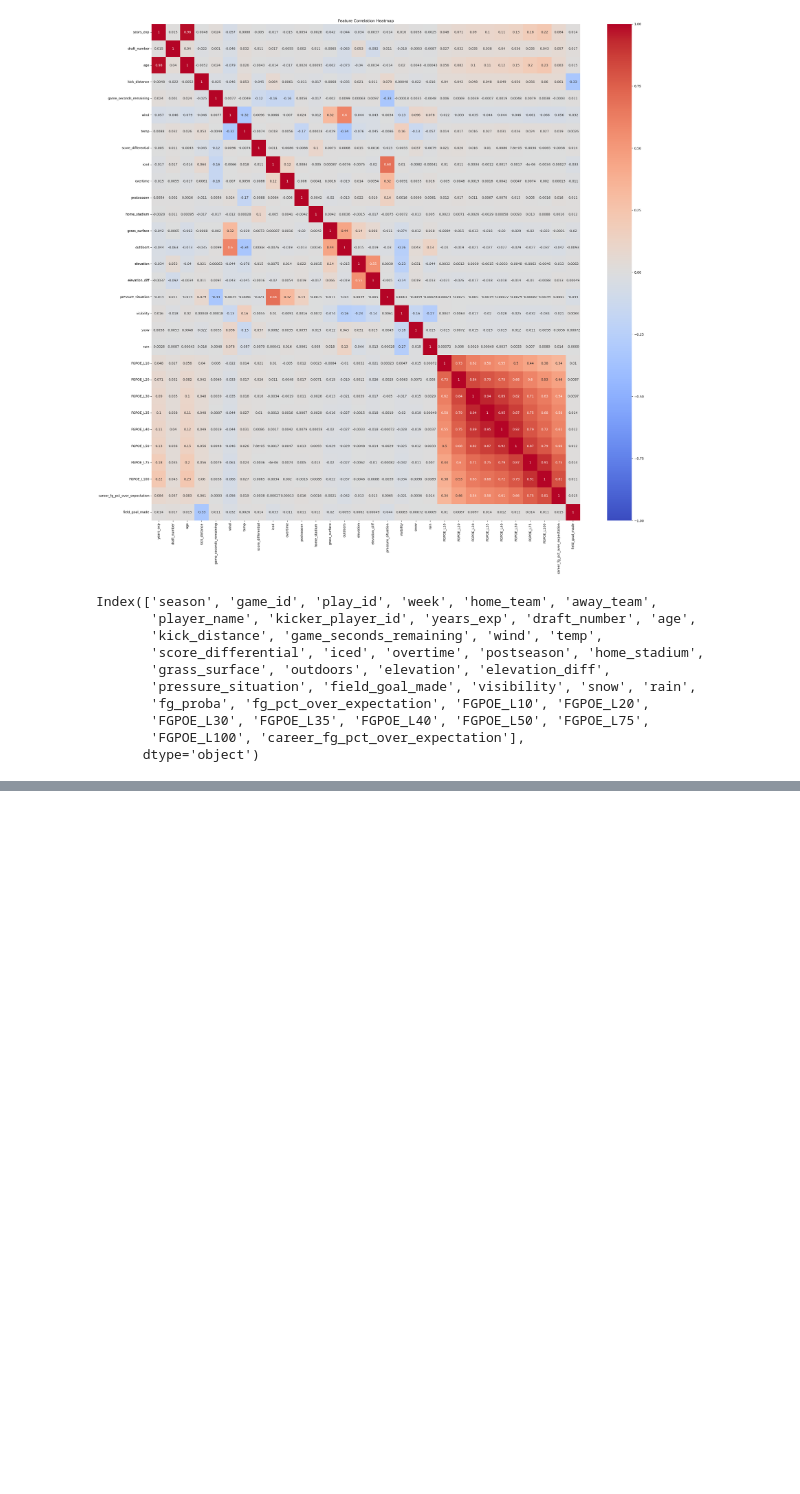
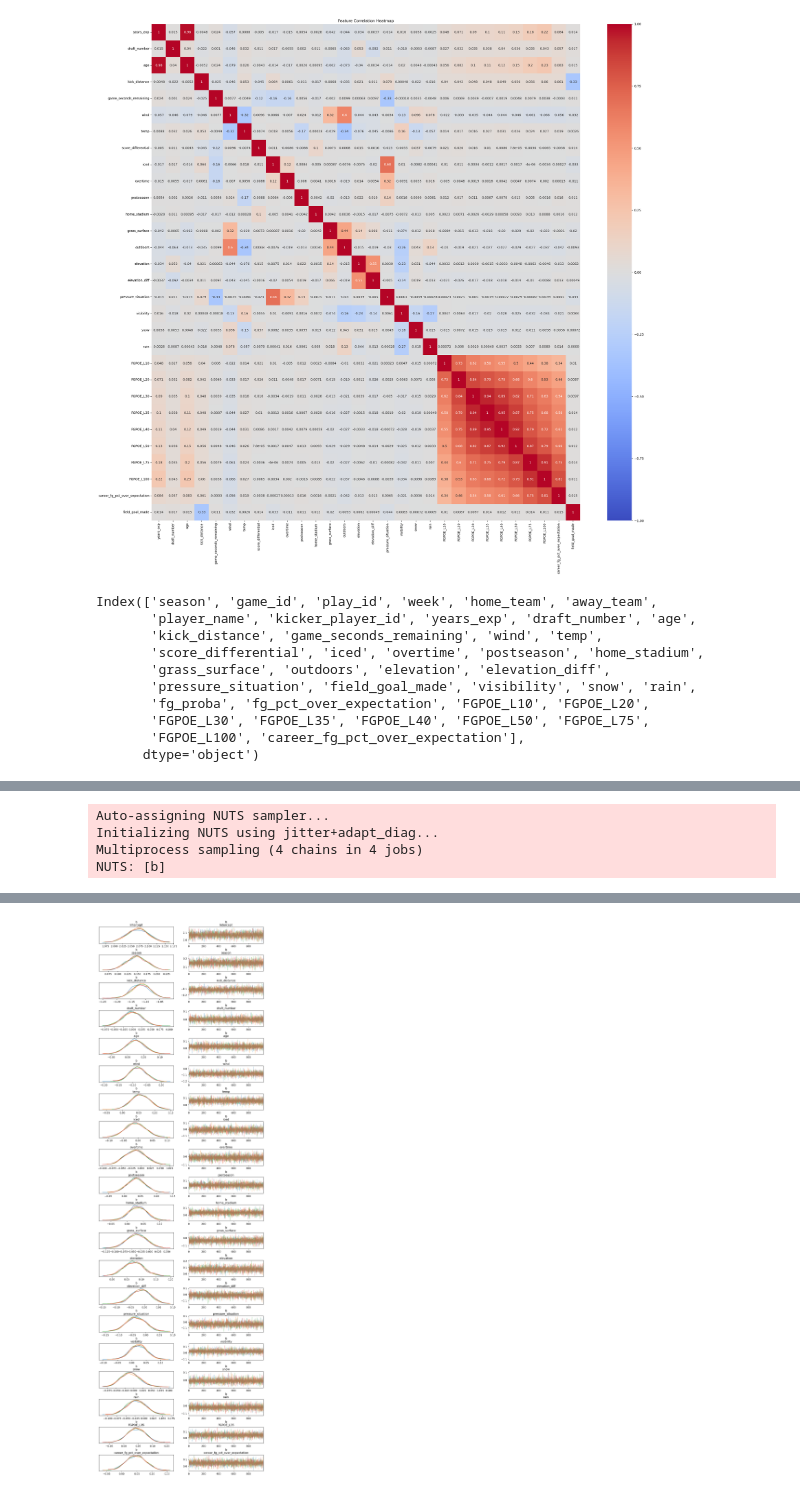
Before and after one commit to lneuendorf/fourth_down_app, a Jupyter notebook: notebooks/fg_proba.ipynb, the cells around one changed output, grey strips where cells are left out. Drawn from its saved outputs; the diff is of its cells as text; code cells hidden in the pictures; blank space fills up the shorter version.

```diff
--- a/notebooks/fg_proba.ipynb
+++ b/notebooks/fg_proba.ipynb
@@ -935,0 +923,17 @@ The aliases was originally deprecated in NumPy 1.20; for more details and guidan
+# %%
+import pymc as pm
+import arviz as az
+import matplotlib.pyplot as plt
+
+with logistic_model:
+    idata = pm.sample()
+
+# Plot trace with padding adjustments
+az.plot_trace(idata, var_names="b", compact=False)
+plt.subplots_adjust(hspace=0.7)  # Adjust the vertical space between plots
+plt.show()
+# %% [output]
+Auto-assigning NUTS sampler...
+Initializing NUTS using jitter+adapt_diag...
+Multiprocess sampling (4 chains in 4 jobs)
+NUTS: [b]
@@ -935,0 +944 @@ The aliases was originally deprecated in NumPy 1.20; for more details and guidan
+[figure, added]
```
Also changed, not shown: parts of 12 cells of this notebook.
